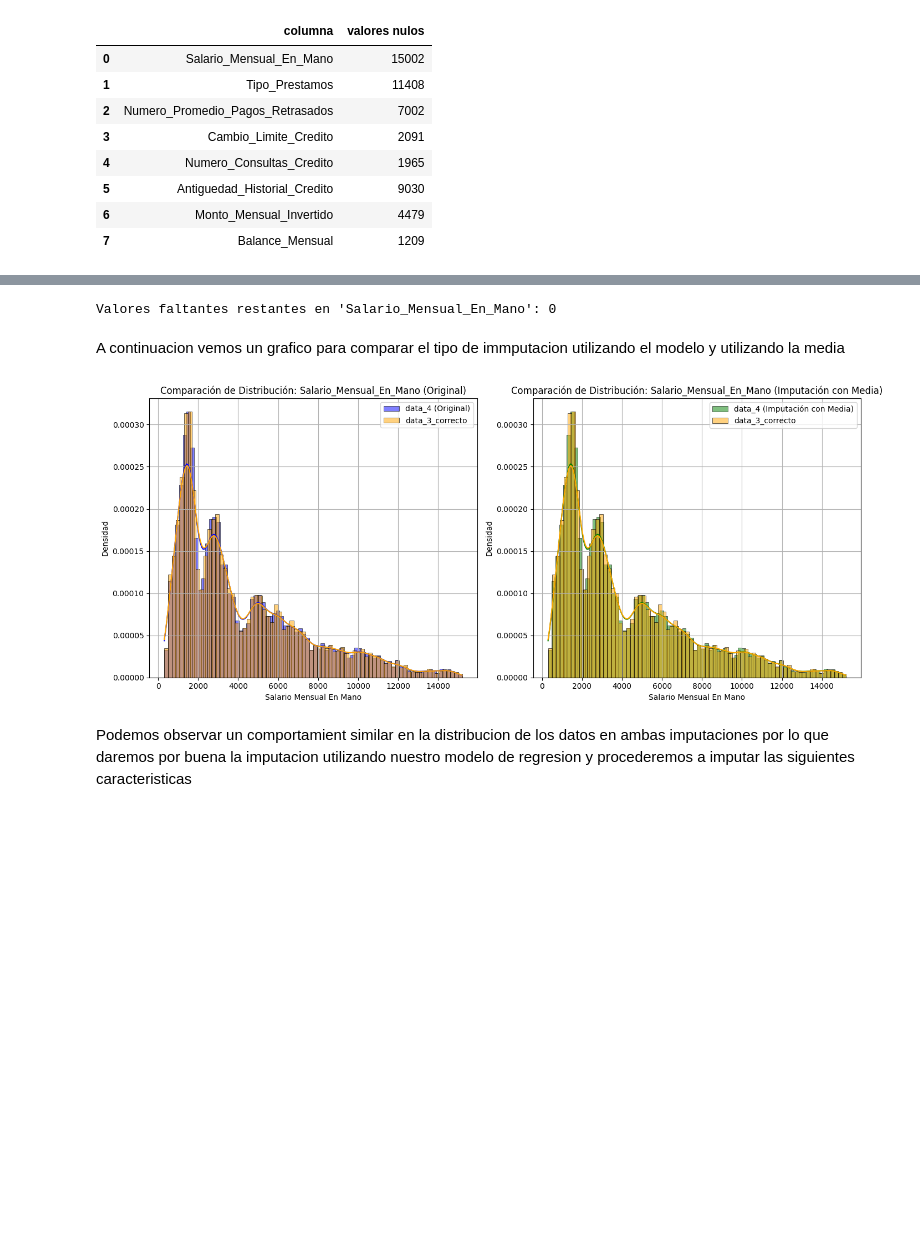
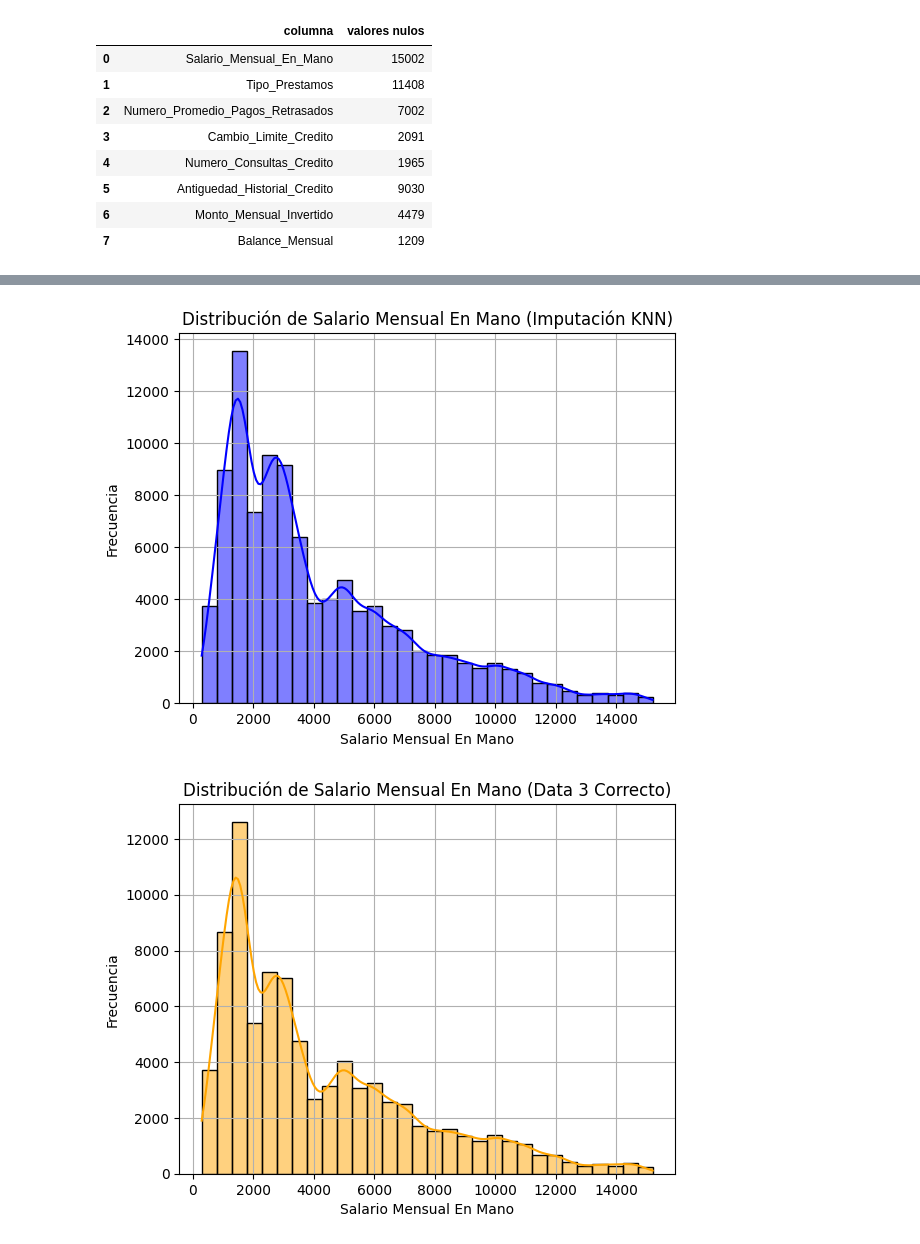
Before and after one commit to felipetryt12/Proyecto-Clasificacion-de-Score-Crediticio, a Jupyter notebook: PROYECTO/src/explore.ipynb, the cells around one changed output, grey strips where cells are left out. Drawn from its saved outputs; the diff is of its cells as text; code cells hidden in the pictures; blank space fills up the shorter version.

```diff
--- a/PROYECTO/src/explore.ipynb
+++ b/PROYECTO/src/explore.ipynb
@@ -887,37 +925,43 @@ data_4.loc[data_4['Salario_Mensual_En_Mano'].isnull(), 'Salario_Mensual_En_Mano'
-# %%
-valores_faltantes_restantes = data_4['Salario_Mensual_En_Mano'].isnull().sum()
-print(f"Valores faltantes restantes en 'Salario_Mensual_En_Mano': {valores_faltantes_restantes}")
-# %% [output]
-Valores faltantes restantes en 'Salario_Mensual_En_Mano': 0
-# %% [markdown]
-A continuacion vemos un grafico para comparar el tipo de immputacion utilizando el modelo y utilizando la media
-# %%
-data_4_media = data_4.copy()
-data_4_media['Salario_Mensual_En_Mano'] = data_4_media['Salario_Mensual_En_Mano'].fillna(data_4_media['Salario_Mensual_En_Mano'].mean())
-
-plt.figure(figsize=(14, 6))
-
-plt.subplot(1, 2, 1)
-sns.histplot(data_4['Salario_Mensual_En_Mano'].dropna(), label='data_4 (Original)', color='blue', kde=True, stat="density")
-sns.histplot(data_3_correcto['Salario_Mensual_En_Mano'], label='data_3_correcto', color='orange', kde=True, stat="density")
-plt.title('Comparación de Distribución: Salario_Mensual_En_Mano (Original)')
-plt.xlabel('Salario Mensual En Mano')
-plt.ylabel('Densidad')
-plt.legend()
-plt.grid(True)
-
-plt.subplot(1, 2, 2)
-sns.histplot(data_4_media['Salario_Mensual_En_Mano'], label='data_4 (Imputación con Media)', color='green', kde=True, stat="density")
-sns.histplot(data_3_correcto['Salario_Mensual_En_Mano'], label='data_3_correcto', color='orange', kde=True, stat="density")
-plt.title('Comparación de Distribución: Salario_Mensual_En_Mano (Imputación con Media)')
-plt.xlabel('Salario Mensual En Mano')
-plt.ylabel('Densidad')
-plt.legend()
-plt.grid(True)
-
-plt.tight_layout()
-plt.show()
-# %% [output]
-[figure, removed]
-# %% [markdown]
-Podemos observar un comportamient similar en la distribucion de los datos en ambas imputaciones por lo que daremos por buena la imputacion utilizando nuestro modelo de regresion y procederemos a imputar las siguientes caracteristicas
+# %%
+caracteristicas_predictoras = [
+    'Ingreso_Anual',
+    'Numero_Cuentas_Bancarias',
+    'Numero_Tarjetas_Credito',
+    'Tasa_Interes',
+    'Numero_Prestamos',
+    'Deuda_Pendiente',
+    'Ratio_Uso_Credito',
+    'Antiguedad_Historial_Credito',
+    'Pagos_Mensuales_EMI'
+]
+
+data_4_knn = data_4.copy()
+
+X = data_4_knn[caracteristicas_predictoras]
+
+escalador = StandardScaler()
+X_escalado = escalador.fit_transform(X)
+
+imputador_knn = KNNImputer(n_neighbors=5)
+
+data_4_knn['Salario_Mensual_En_Mano'] = imputador_knn.fit_transform(
+    pd.concat([data_4_knn[['Salario_Mensual_En_Mano']], pd.DataFrame(X_escalado, columns=caracteristicas_predictoras)], axis=1)
+)[:, 0]
+# %%
+
+sns.histplot(data_4_knn['Salario_Mensual_En_Mano'], kde=True, color='blue', bins=30)
+plt.title('Distribución de Salario Mensual En Mano (Imputación KNN)')
+plt.xlabel('Salario Mensual En Mano')
+plt.ylabel('Frecuencia')
+plt.grid(True)
+plt.show()
+
+sns.histplot(data_3_correcto['Salario_Mensual_En_Mano'], kde=True, color='orange', bins=30)
+plt.title('Distribución de Salario Mensual En Mano (Data 3 Correcto)')
+plt.xlabel('Salario Mensual En Mano')
+plt.ylabel('Frecuencia')
+plt.grid(True)
+plt.show()
+# %% [output]
+[figure, added]
+[figure, added]
```
Also changed, not shown: parts of 36 cells of this notebook.
